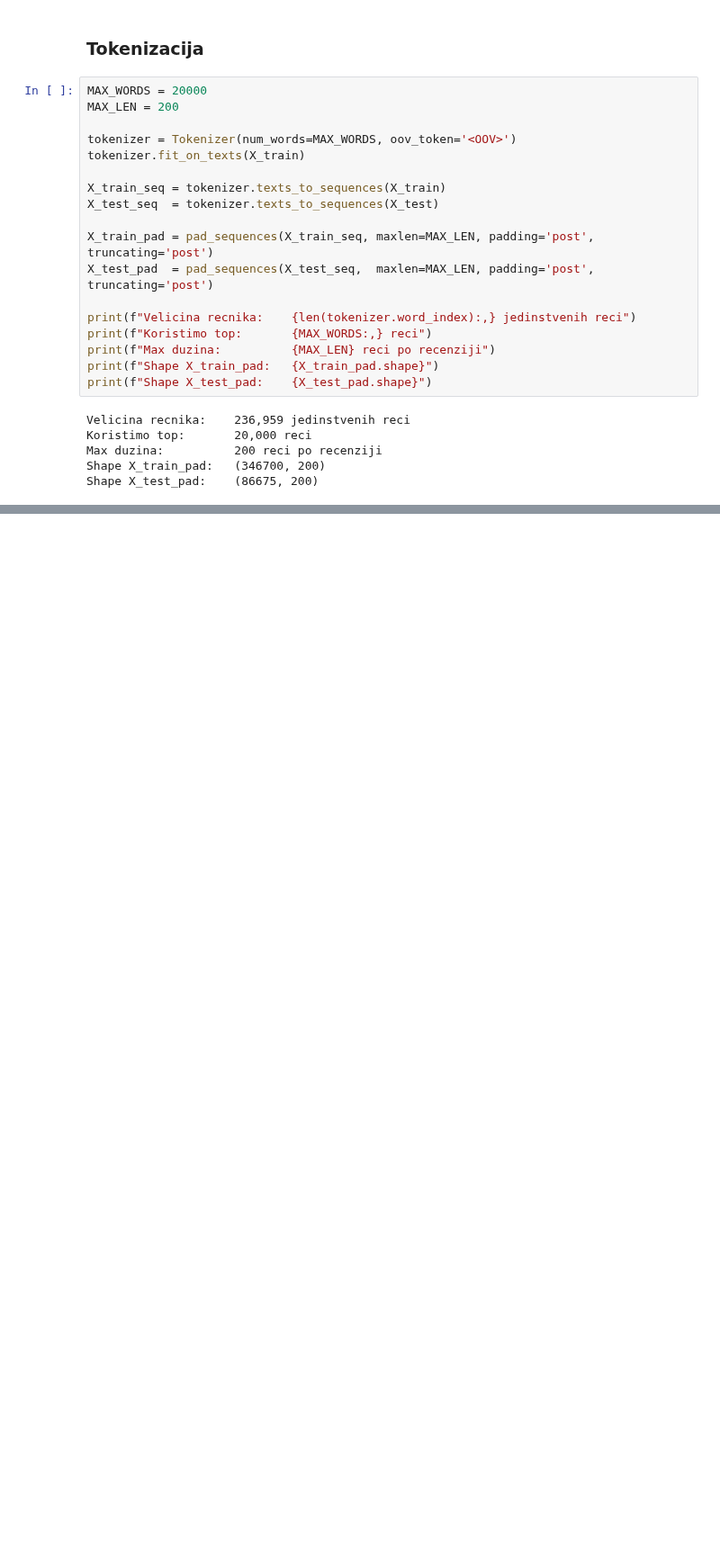
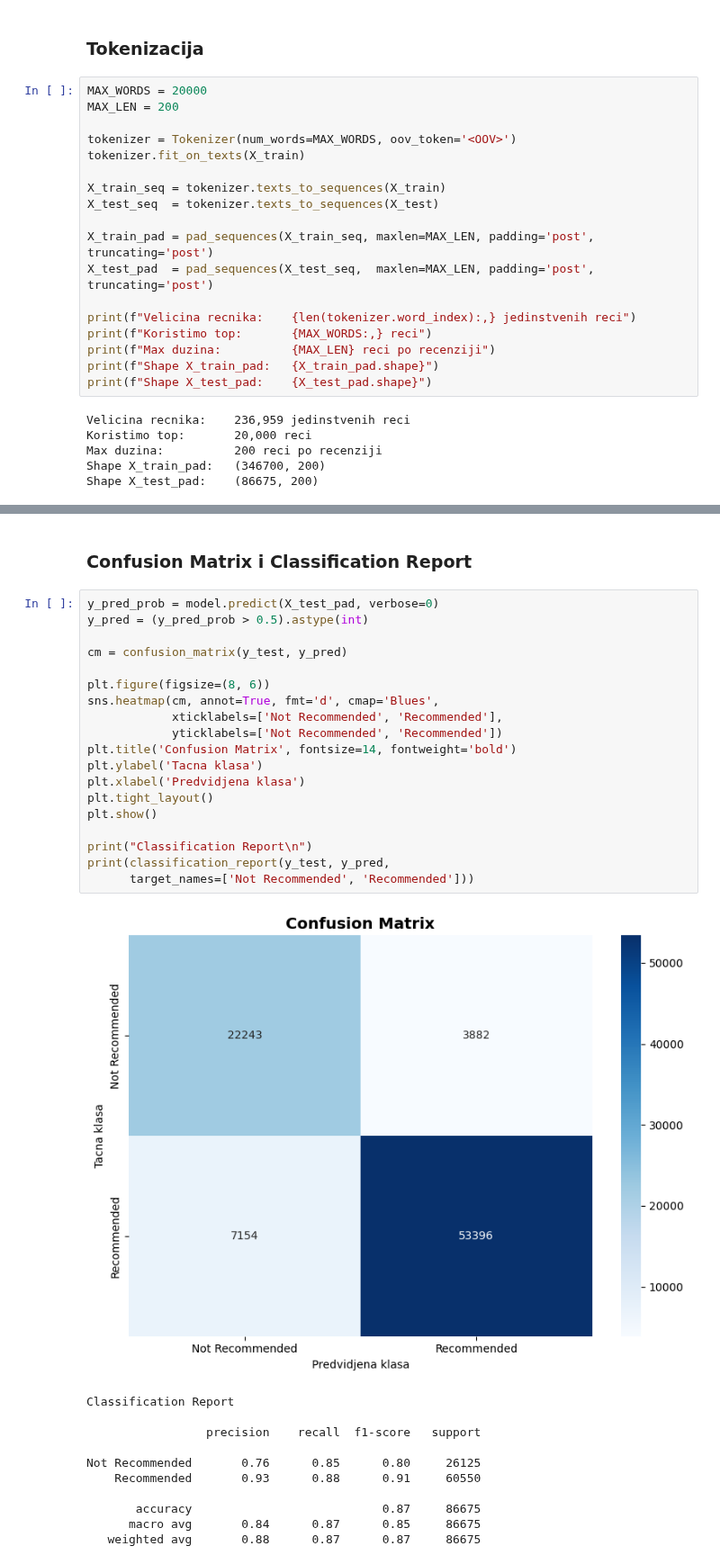
Before and after one commit to alxcek/mas-ai, a Jupyter notebook: machine_learning/03_steam_reviews/sentiment_analysis.ipynb, the cells around one changed output, grey strips where cells are left out. Shown at 90% size. Cells and saved outputs as stored; diff of their text form; blank space fills up the shorter version.

```diff
--- a/machine_learning/03_steam_reviews/sentiment_analysis.ipynb
+++ b/machine_learning/03_steam_reviews/sentiment_analysis.ipynb
@@ -349,0 +465,33 @@ Shape X_test_pad:    (86675, 200)
+# %% [markdown]
+### Confusion Matrix i Classification Report
+# %%
+y_pred_prob = model.predict(X_test_pad, verbose=0)
+y_pred = (y_pred_prob > 0.5).astype(int)
+
+cm = confusion_matrix(y_test, y_pred)
+
+plt.figure(figsize=(8, 6))
+sns.heatmap(cm, annot=True, fmt='d', cmap='Blues',
+            xticklabels=['Not Recommended', 'Recommended'],
+            yticklabels=['Not Recommended', 'Recommended'])
+plt.title('Confusion Matrix', fontsize=14, fontweight='bold')
+plt.ylabel('Tacna klasa')
+plt.xlabel('Predvidjena klasa')
+plt.tight_layout()
+plt.show()
+
+print("Classification Report\n")
+print(classification_report(y_test, y_pred,
+      target_names=['Not Recommended', 'Recommended']))
+# %% [output]
+[figure, added]
+Classification Report
+
+                 precision    recall  f1-score   support
+
+Not Recommended       0.76      0.85      0.80     26125
+    Recommended       0.93      0.88      0.91     60550
+
+       accuracy                           0.87     86675
+      macro avg       0.84      0.87      0.85     86675
+   weighted avg       0.88      0.87      0.87     86675
```
Also changed, not shown: parts of 15 cells of this notebook.
